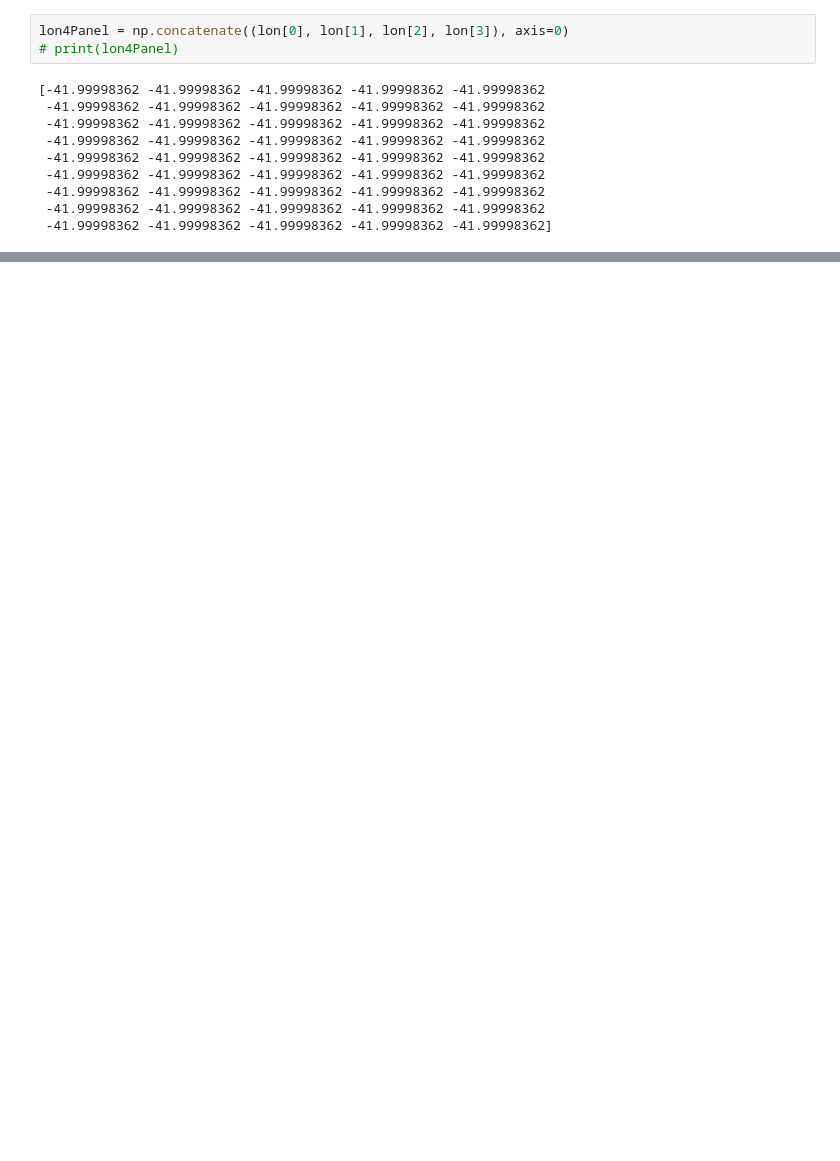
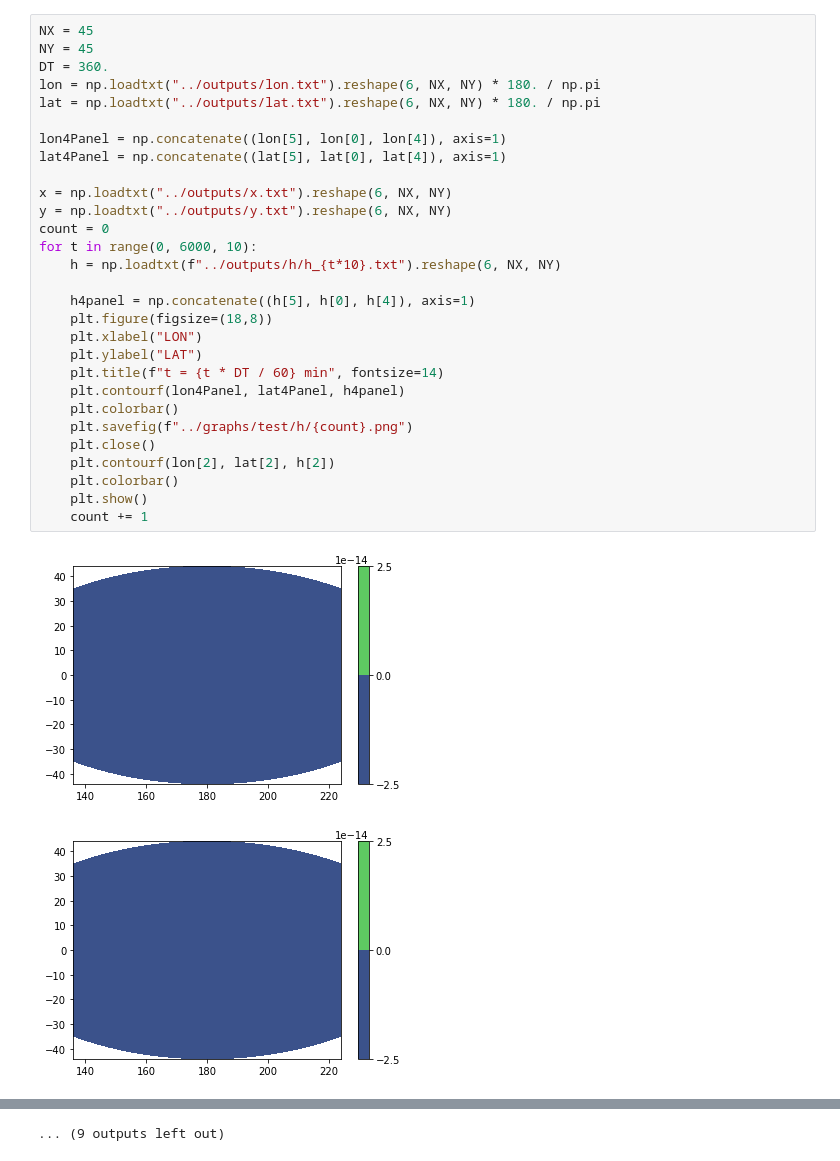
Before and after one commit to Aaron-Hsieh-0129/CSWM, a Jupyter notebook: src/plot.ipynb, the cells around one changed output, grey strips where cells are left out. Saved outputs shown, nothing was run; the diff lists cells and outputs as text; blank space fills up the shorter version.

```diff
--- a/src/plot.ipynb
+++ b/src/plot.ipynb
@@ -46,13 +53,32 @@ KeyboardInterrupt:
-# %%
-lon4Panel = np.concatenate((lon[0], lon[1], lon[2], lon[3]), axis=0)
-# print(lon4Panel)
-# %% [output]
-[-41.99998362 -41.99998362 -41.99998362 -41.99998362 -41.99998362
- -41.99998362 -41.99998362 -41.99998362 -41.99998362 -41.99998362
- -41.99998362 -41.99998362 -41.99998362 -41.99998362 -41.99998362
- -41.99998362 -41.99998362 -41.99998362 -41.99998362 -41.99998362
- -41.99998362 -41.99998362 -41.99998362 -41.99998362 -41.99998362
- -41.99998362 -41.99998362 -41.99998362 -41.99998362 -41.99998362
- -41.99998362 -41.99998362 -41.99998362 -41.99998362 -41.99998362
- -41.99998362 -41.99998362 -41.99998362 -41.99998362 -41.99998362
- -41.99998362 -41.99998362 -41.99998362 -41.99998362 -41.99998362]
+# %%
+NX = 45
+NY = 45
+DT = 360.
+lon = np.loadtxt("../outputs/lon.txt").reshape(6, NX, NY) * 180. / np.pi
+lat = np.loadtxt("../outputs/lat.txt").reshape(6, NX, NY) * 180. / np.pi
+
+lon4Panel = np.concatenate((lon[5], lon[0], lon[4]), axis=1)
+lat4Panel = np.concatenate((lat[5], lat[0], lat[4]), axis=1)
+
+x = np.loadtxt("../outputs/x.txt").reshape(6, NX, NY)
+y = np.loadtxt("../outputs/y.txt").reshape(6, NX, NY)
+count = 0
+for t in range(0, 6000, 10):
+    h = np.loadtxt(f"../outputs/h/h_{t*10}.txt").reshape(6, NX, NY)
+
+    h4panel = np.concatenate((h[5], h[0], h[4]), axis=1)
+    plt.figure(figsize=(18,8))
+    plt.xlabel("LON")
+    plt.ylabel("LAT")
+    plt.title(f"t = {t * DT / 60} min", fontsize=14)
+    plt.contourf(lon4Panel, lat4Panel, h4panel)
+    plt.colorbar()
+    plt.savefig(f"../graphs/test/h/{count}.png")
+    plt.close()
+    plt.contourf(lon[2], lat[2], h[2])
+    plt.colorbar()
+    plt.show()
+    count += 1
+# %% [output]
+[figure, added]
+[figure, added]
@@ -58,0 +95 @@ lon4Panel = np.concatenate((lon[0], lon[1], lon[2], lon[3]), axis=0)
+... (9 outputs left out)
```
Also changed, not shown: parts of 5 cells of this notebook, 7 other files.
